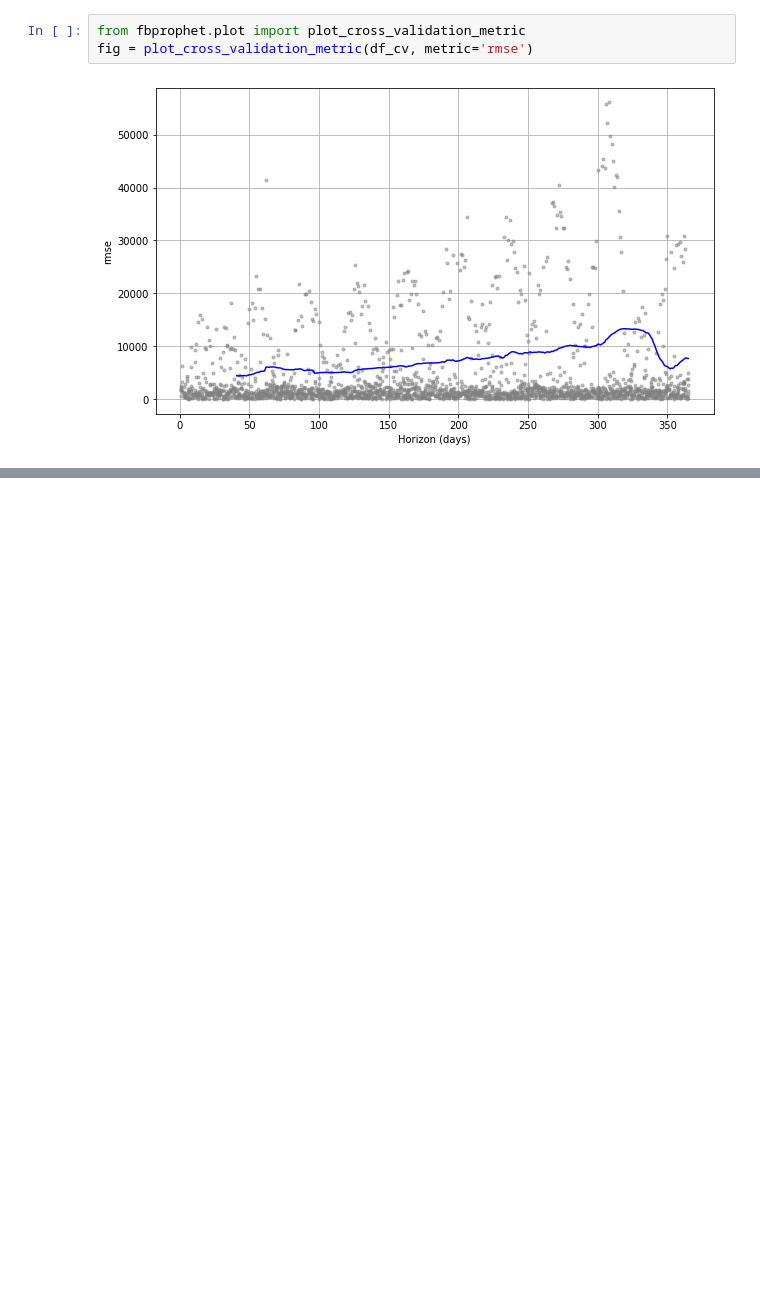
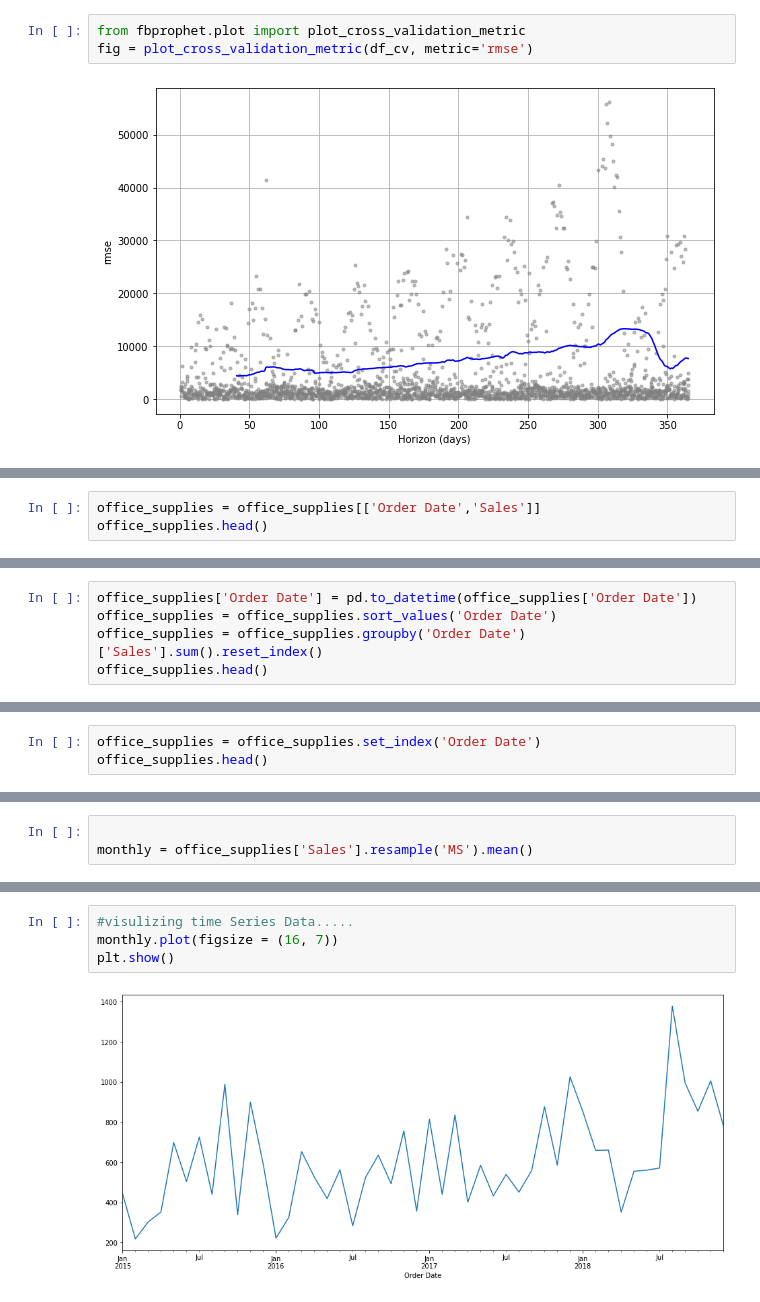
Before and after one commit to Santosh344/RetaildataAnalysis, a Jupyter notebook: prophet.ipynb, the cells around one changed output, grey strips where cells are left out. Saved outputs shown, nothing was run; the diff lists cells and outputs as text; blank space fills up the shorter version.

```diff
--- a/prophet.ipynb
+++ b/prophet.ipynb
@@ -232,0 +283,3 @@ fig = plot_cross_validation_metric(df_cv, metric='rmse')
+# %%
+office_supplies = office_supplies[['Order Date','Sales']]
+office_supplies.head()
@@ -232,0 +293,5 @@ fig = plot_cross_validation_metric(df_cv, metric='rmse')
+# %%
+office_supplies['Order Date'] = pd.to_datetime(office_supplies['Order Date'])
+office_supplies = office_supplies.sort_values('Order Date')
+office_supplies = office_supplies.groupby('Order Date')['Sales'].sum().reset_index()
+office_supplies.head()
@@ -232,0 +305,3 @@ fig = plot_cross_validation_metric(df_cv, metric='rmse')
+# %%
+office_supplies = office_supplies.set_index('Order Date')
+office_supplies.head()
@@ -232,0 +327,3 @@ fig = plot_cross_validation_metric(df_cv, metric='rmse')
+# %%
+
+monthly = office_supplies['Sales'].resample('MS').mean()
@@ -232,0 +350,6 @@ fig = plot_cross_validation_metric(df_cv, metric='rmse')
+# %%
+#visulizing time Series Data.....
+monthly.plot(figsize = (16, 7))
+plt.show()
+# %% [output]
+[figure, added]
```
Also changed, not shown: parts of 19 cells of this notebook.
